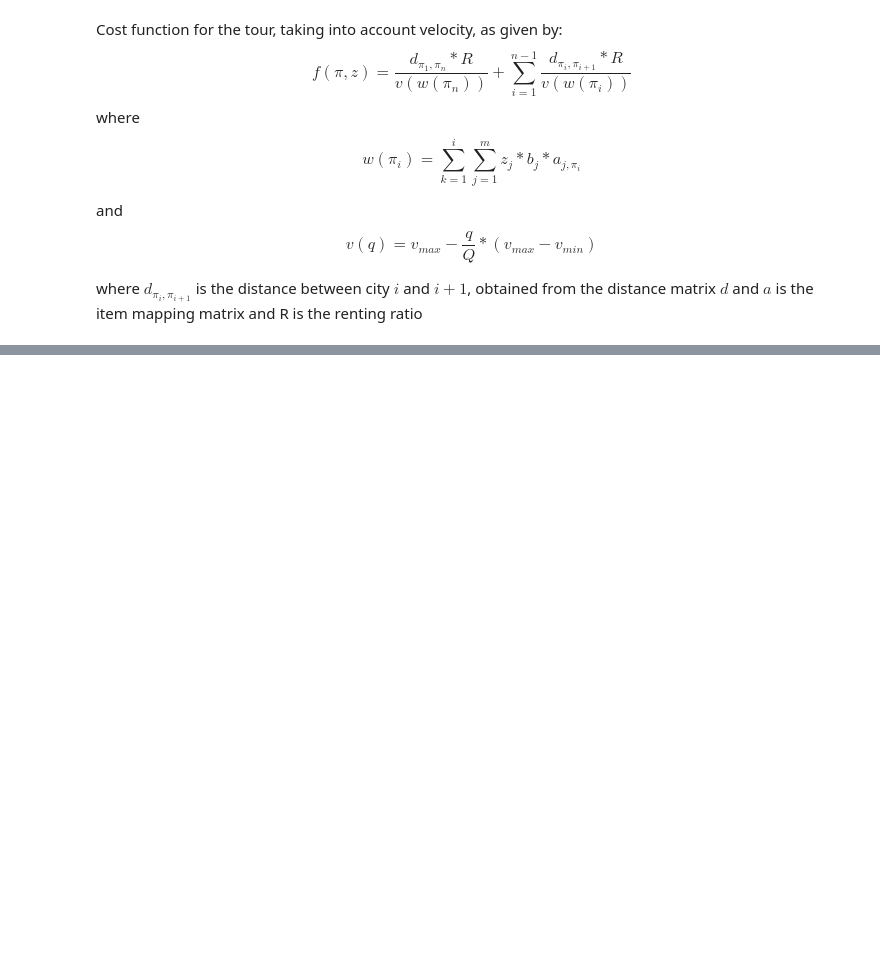
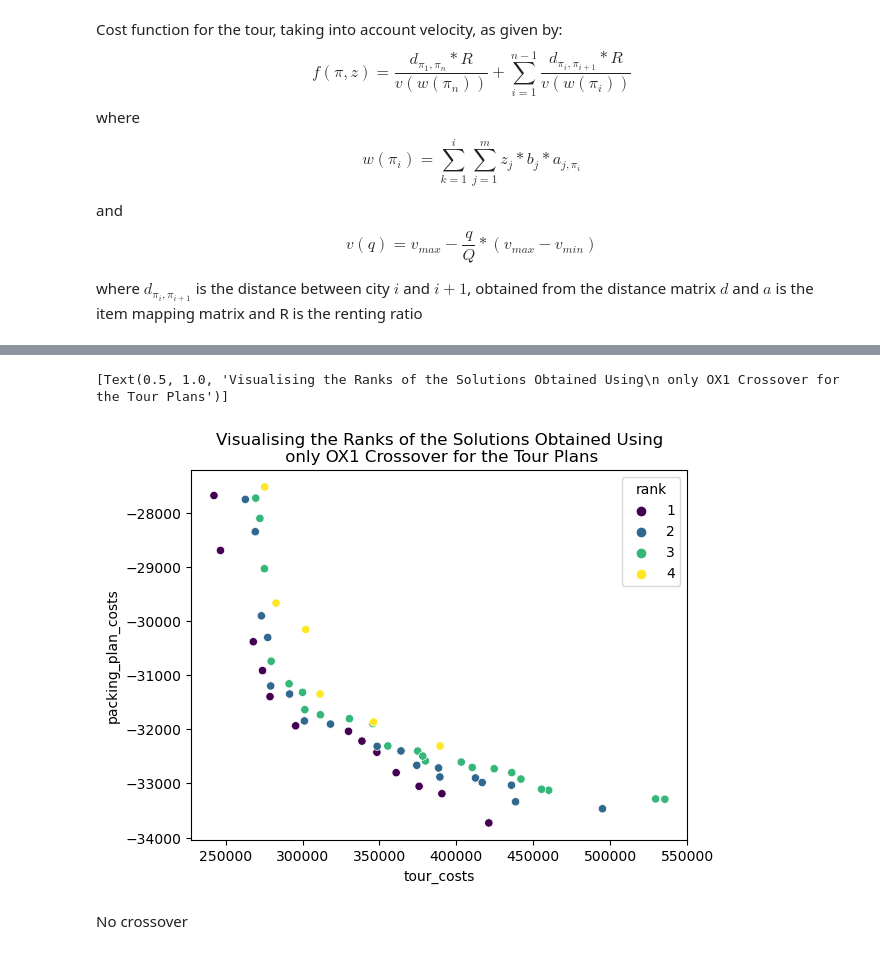
Before and after one commit to Coreopsis-cyber/Travelling-Thief-Problem, a Jupyter notebook: code/TTP_solver.ipynb, the cells around one changed output, grey strips where cells are left out. Saved outputs shown, nothing was run; the diff lists cells and outputs as text; code cells hidden in the pictures; blank space fills up the shorter version.

```diff
--- a/code/TTP_solver.ipynb
+++ b/code/TTP_solver.ipynb
@@ -679,4 +609,0 @@ print(df)
-# %%
-import seaborn as sns
-sns.set(rc={'figure.figsize':(11.7,8.27)})
-sns.scatterplot(x='tour_cost', y='packing_plan_cost', data=df, hue='rank',palette = "viridis")
@@ -1123,0 +1038,2 @@ def nearest_neighbour_2opt(distance_matrix):
+# %%
+a280_n279_cross_type_only_OX1_exp_end_populations_data = pd.read_csv('../experimental_data/a280_n279_cross_type_only_OX1_exp_end_populations.csv', sep = ";")
@@ -1123,0 +1049,11 @@ def nearest_neighbour_2opt(distance_matrix):
+# %%
+sns.scatterplot(x = a280_n279_cross_type_only_OX1_exp_end_populations_data["tour_costs"],
+                y = a280_n279_cross_type_only_OX1_exp_end_populations_data["packing_plan_costs"] * -1,
+                hue = a280_n279_cross_type_only_OX1_exp_end_populations_data["rank"],
+                palette="viridis"
+                ).set(title = "Visualising the Ranks of the Solutions Obtained Using\n only OX1 Crossover for the Tour Plans")
+# %% [output]
+[Text(0.5, 1.0, 'Visualising the Ranks of the Solutions Obtained Using\n only OX1 Crossover for the Tour Plans')]
+[figure, added]
+# %% [markdown]
+No crossover
```
Also changed, not shown: parts of 156 cells of this notebook, 9 other files.
